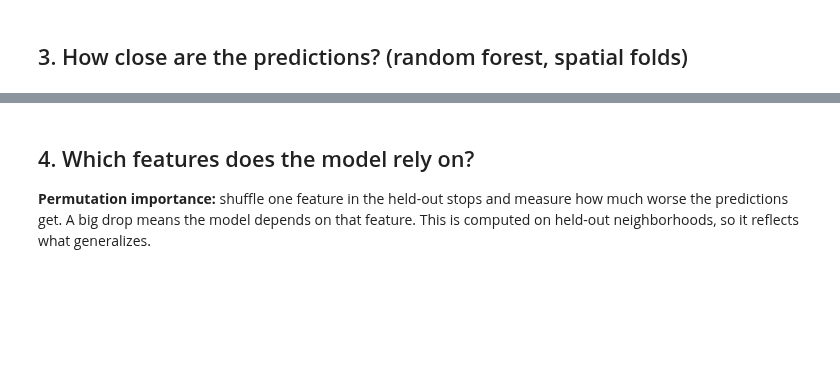
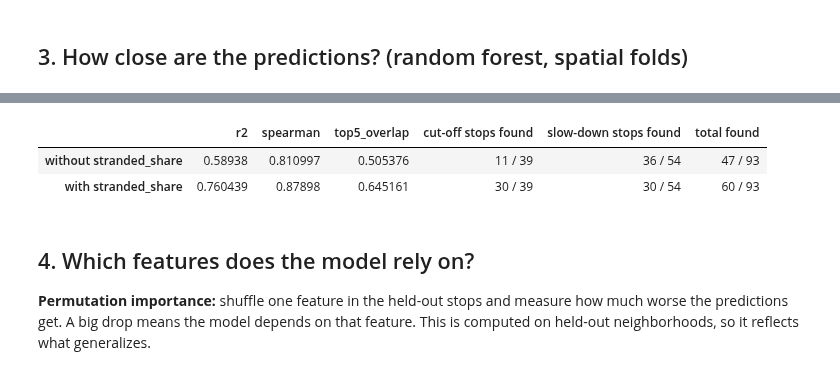
Before and after one commit to ManuelSoriano-Villa/transitshock, a Jupyter notebook: notebooks/04_model.ipynb, the cells around one changed output, grey strips where cells are left out. Saved outputs shown, nothing was run; the diff lists cells and outputs as text; code cells hidden in the pictures; blank space fills up the shorter version.

Commit message:
Add dominator-tree stranding feature to surrogate model

```diff
--- a/notebooks/04_model.ipynb
+++ b/notebooks/04_model.ipynb
@@ -172,3 +182,25 @@ dtype: float64
+# %%
+def found_by_kind(df, pred):
+    k = int(round(0.05 * len(df)))
+    true_top = df.nlargest(k, TARGET)
+    found = true_top.index.isin(df.index[np.argsort(-pred)[:k]])
+    cuts = (true_top["reachable_loss"] > 2 / len(df) + 1e-9).to_numpy()
+    return pd.Series({
+        "cut-off stops found": f"{(found & cuts).sum()} / {cuts.sum()}",
+        "slow-down stops found": f"{(found & ~cuts).sum()} / {(~cuts).sum()}",
+        "total found": f"{found.sum()} / {k}",
+    })
+
+without = [f for f in FEATURES if f != "stranded_share"]
+pred_without = out_of_fold_predictions(df, MODELS["random_forest"], groups=groups, features=without)
+pd.DataFrame({
+    "without stranded_share": {**score(df[TARGET], pred_without), **found_by_kind(df, pred_without)},
+    "with stranded_share": {**score(df[TARGET], pred), **found_by_kind(df, pred)},
+}).T
+# %% [output]
+|  | r2 | spearman | top5_overlap | cut-off stops found | slow-down stops found | total found |
+| without stranded_share | 0.58938 | 0.810997 | 0.505376 | 11 / 39 | 36 / 54 | 47 / 93 |
+| with stranded_share | 0.760439 | 0.87898 | 0.645161 | 30 / 39 | 30 / 54 | 60 / 93 |
 # %% [markdown]
 ## 4. Which features does the model rely on?
 
```
Also changed, not shown: parts of 8 cells of this notebook, 7 other files.
